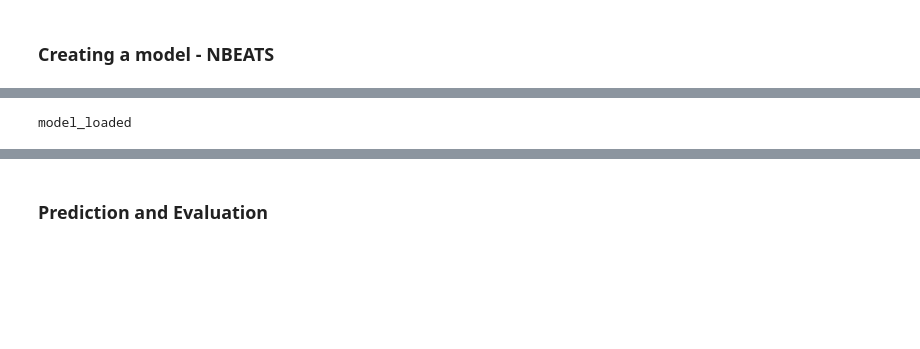
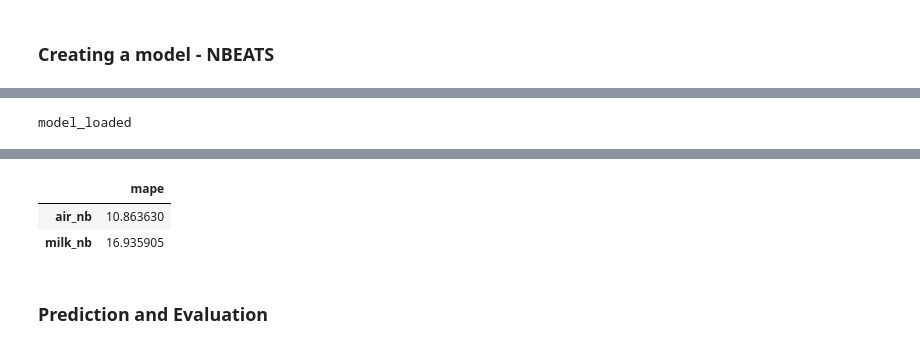
Before and after one commit to montgoz007/darts-time-series, a Jupyter notebook: dart_ts_airPass.ipynb, the cells around one changed output, grey strips where cells are left out. Drawn from its saved outputs; the diff is of its cells as text; code cells hidden in the pictures; blank space fills up the shorter version.

```diff
--- a/dart_ts_airPass.ipynb
+++ b/dart_ts_airPass.ipynb
@@ -48,10 +48,26 @@ The type of air passengers is <class 'darts.timeseries.TimeSeries'> and milk is
 ### Creating a model - NBEATS
 # %%
 # importing model
-from darts.models import NBEATSModel
+from darts.models import NBEATSModel, ExponentialSmoothing
+perf_dict = dict()
 print('model_loaded')
 # creating a model object
-model = NBEATSModel(input_chunk_length=24 , output_chunk_length=12, n_epochs = 100 , random_state = 15)
+nb_model = NBEATSModel(input_chunk_length=24 , output_chunk_length=12, n_epochs = 100 , random_state = 15)
 # fitting the model
-model.fit([air_series_train, milk_series_train], verbose = True)
+# Air
+nb_model.fit(air_series_train)
+# Predict
+pred_air_nb = nb_model.predict(n = 36, series = air_series_train)
+perf_dict['air_nb'] = {
+    'mape':mape(air_series_scaled , pred_air_nb)
+    }
+# Milk
+nb_model.fit(milk_series_train)
+# Predict
+pred_milk_nb = nb_model.predict(n = 36, series = milk_series_train)
+perf_dict['milk_nb'] = {
+    'mape':mape(milk_series_scaled , pred_milk_nb)
+    }
+# View perf dict
+pd.DataFrame(perf_dict).T.sort_values('mape')
 # %% [output]
@@ -79,2 +99,5 @@ model_loaded
+|  | mape |
+| air_nb | 10.863630 |
+| milk_nb | 16.935905 |
 # %% [markdown]
 ### Prediction and Evaluation
```
Also changed, not shown: parts of 5 cells of this notebook.
